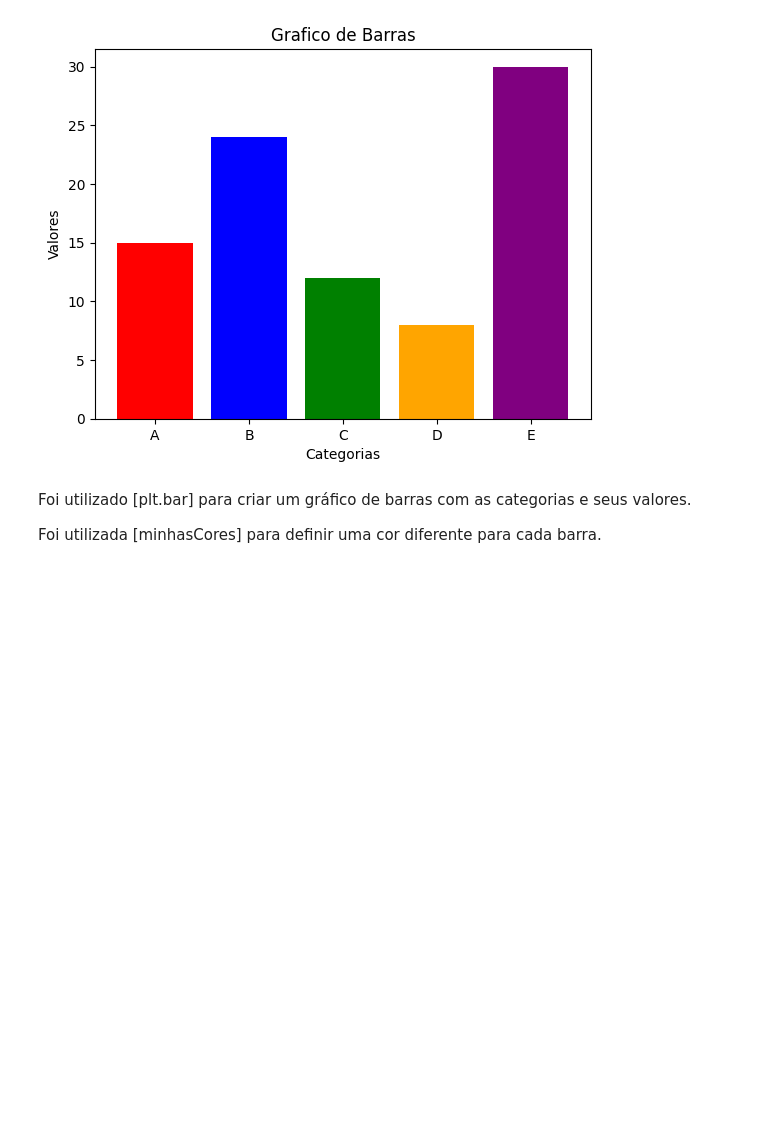
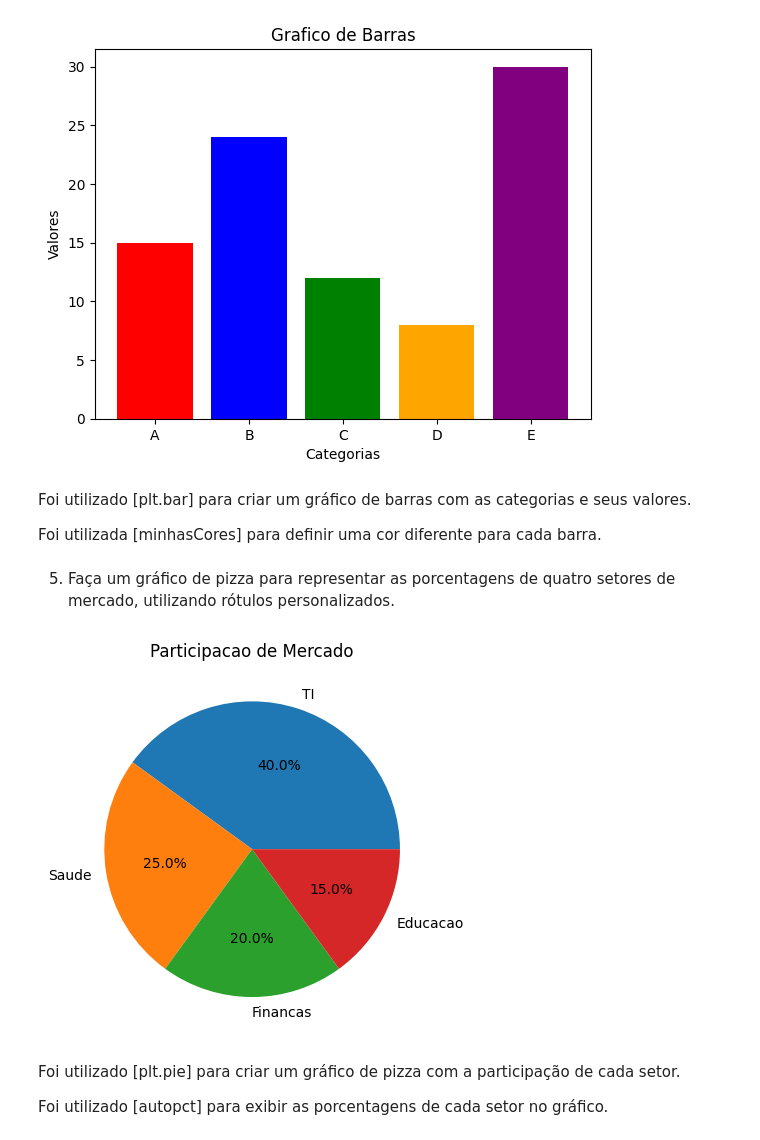
Before and after one commit to 76Falcone/AulasInteligenciaArtificial, a Jupyter notebook: ExercíciosBibliotecas_Python_Falcone_6B_Noturno.ipynb, the cells around one changed output. Drawn from its saved outputs; the diff is of its cells as text; code cells hidden in the pictures; blank space fills up the shorter version.

Commit message:
Exercício 5 - Matplotlib

```diff
--- a/ExercíciosBibliotecas_Python_Falcone_6B_Noturno.ipynb
+++ b/ExercíciosBibliotecas_Python_Falcone_6B_Noturno.ipynb
@@ -1697,3 +1697,20 @@ plt.show()
 Foi utilizado [plt.bar] para criar um gráfico de barras com as categorias e seus valores.
 
 Foi utilizada [minhasCores] para definir uma cor diferente para cada barra.
+# %% [markdown]
+5. Faça um gráfico de pizza para representar as porcentagens de quatro setores de mercado, utilizando rótulos personalizados.
+# %%
+import matplotlib.pyplot as plt
+
+setoresMercado = ["TI", "Saude", "Financas", "Educacao"]
+porcentagensMercado = [40, 25, 20, 15]
+
+plt.pie(porcentagensMercado, labels=setoresMercado, autopct="%1.1f%%")
+plt.title("Participacao de Mercado")
+plt.show()
+# %% [output]
+[figure, added]
+# %% [markdown]
+Foi utilizado [plt.pie] para criar um gráfico de pizza com a participação de cada setor.
+
+Foi utilizado [autopct] para exibir as porcentagens de cada setor no gráfico.
```
